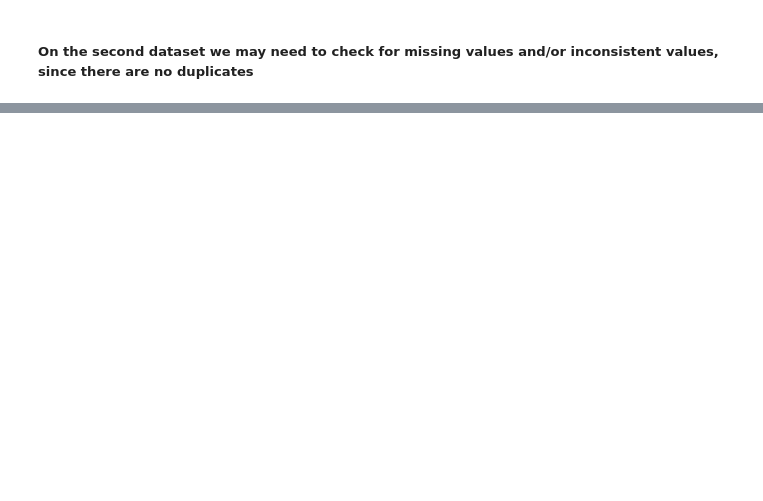
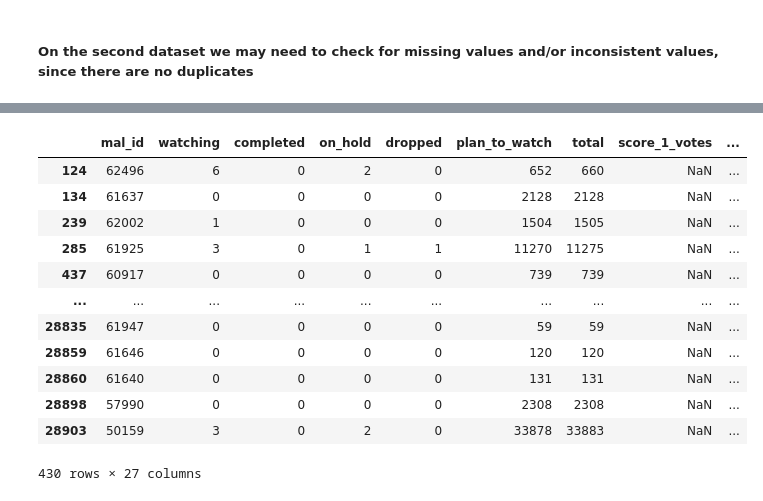
Before and after one commit to denis-budau/HCI-TWEB_2025-26, a Jupyter notebook: solution/HCI_assignment.ipynb, the cells around one changed output, grey strips where cells are left out. Saved outputs shown, nothing was run; the diff lists cells and outputs as text; code cells hidden in the pictures; blank space fills up the shorter version.

```diff
--- a/solution/HCI_assignment.ipynb
+++ b/solution/HCI_assignment.ipynb
@@ -112,0 +416,16 @@ dtype: int64
+# %%
+stats_df[stats_df['score_1_votes'].isna()]
+# %% [output]
+|  | mal_id | watching | completed | on_hold | dropped | plan_to_watch | total | score_1_votes | ... |
+| 124 | 62496 | 6 | 0 | 2 | 0 | 652 | 660 | NaN | ... |
+| 134 | 61637 | 0 | 0 | 0 | 0 | 2128 | 2128 | NaN | ... |
+| 239 | 62002 | 1 | 0 | 0 | 0 | 1504 | 1505 | NaN | ... |
+| 285 | 61925 | 3 | 0 | 1 | 1 | 11270 | 11275 | NaN | ... |
+| 437 | 60917 | 0 | 0 | 0 | 0 | 739 | 739 | NaN | ... |
+| ... | ... | ... | ... | ... | ... | ... | ... | ... | ... |
+| 28835 | 61947 | 0 | 0 | 0 | 0 | 59 | 59 | NaN | ... |
+| 28859 | 61646 | 0 | 0 | 0 | 0 | 120 | 120 | NaN | ... |
+| 28860 | 61640 | 0 | 0 | 0 | 0 | 131 | 131 | NaN | ... |
+| 28898 | 57990 | 0 | 0 | 0 | 0 | 2308 | 2308 | NaN | ... |
+| 28903 | 50159 | 3 | 0 | 2 | 0 | 33878 | 33883 | NaN | ... |
+430 rows × 27 columns
```
Also changed, not shown: parts of 38 cells of this notebook.
